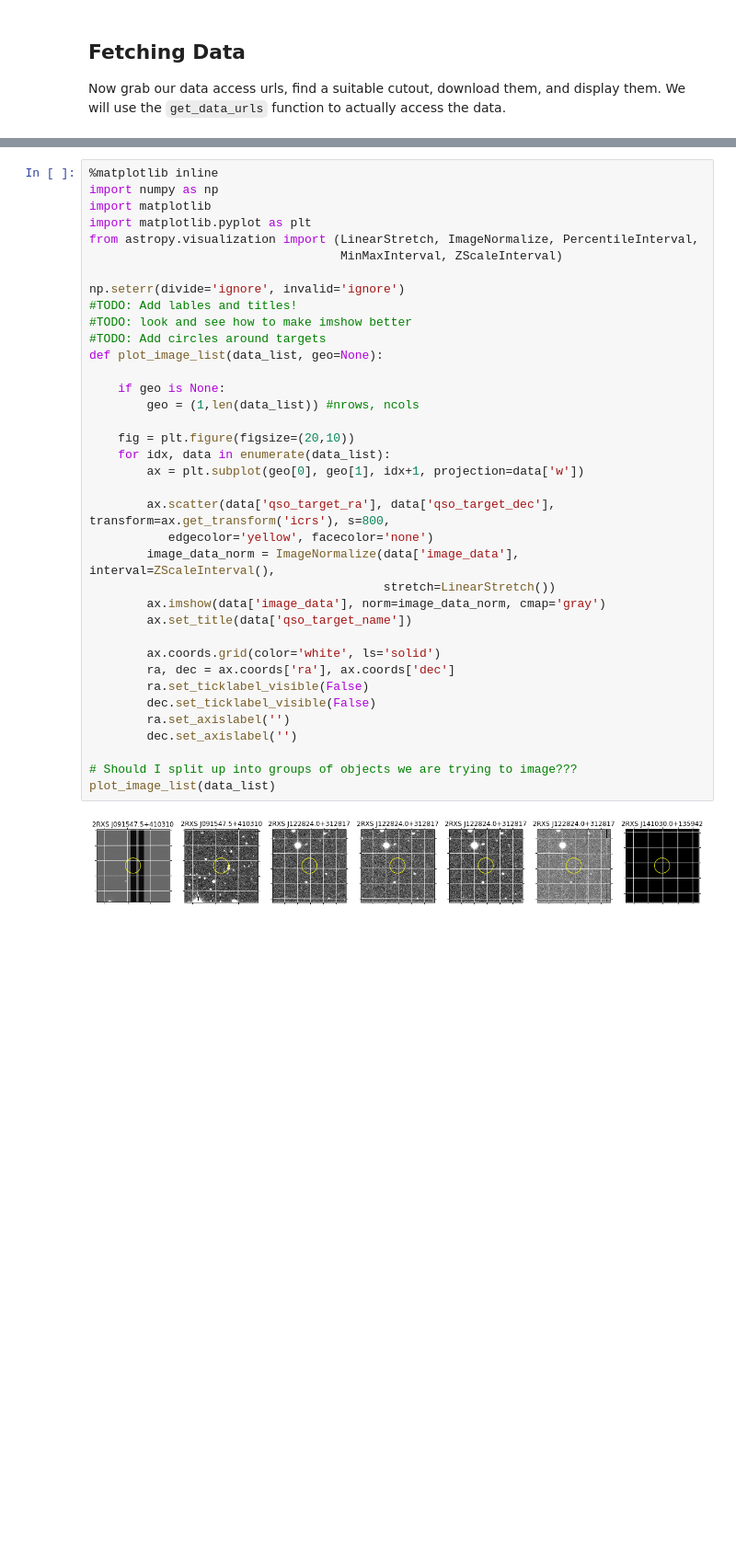
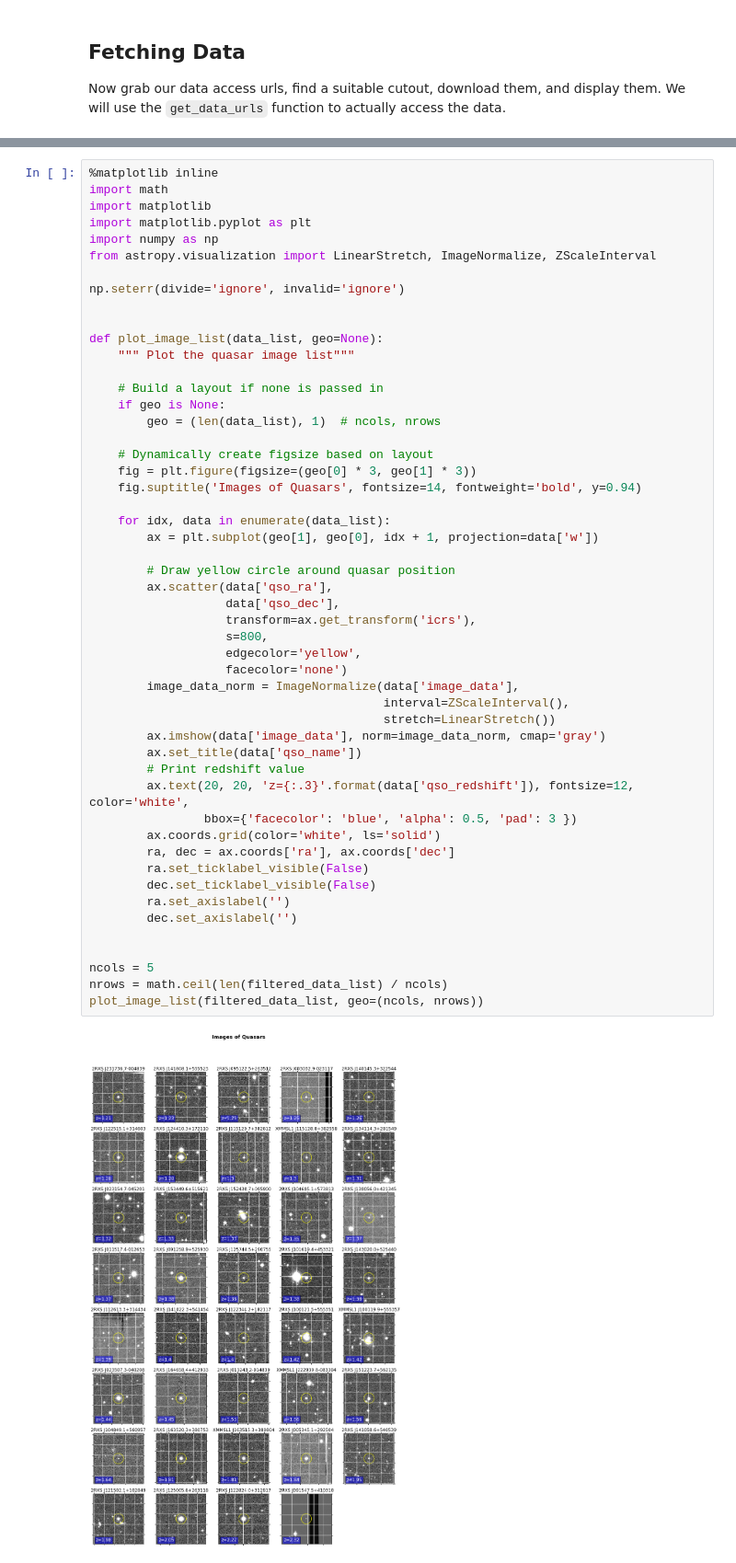
Before and after one commit to ellieb/astroquery_tutorial, a Jupyter notebook: astroquery_example_quasars.ipynb, the cells around one changed output, grey strips where cells are left out. Shown at 92% size. Drawn from its saved outputs; the diff is of its cells as text; blank space fills up the shorter version.

Commit message:
Update quasar and supernova notebooks

```diff
--- a/astroquery_example_quasars.ipynb
+++ b/astroquery_example_quasars.ipynb
@@ -353,39 +287,53 @@ Stdev: 0.0
 # %%
 %matplotlib inline
-import numpy as np
+import math
 import matplotlib
 import matplotlib.pyplot as plt
-from astropy.visualization import (LinearStretch, ImageNormalize, PercentileInterval,
-                                   MinMaxInterval, ZScaleInterval)
+import numpy as np
+from astropy.visualization import LinearStretch, ImageNormalize, ZScaleInterval
 
 np.seterr(divide='ignore', invalid='ignore')
-#TODO: Add lables and titles!
-#TODO: look and see how to make imshow better
-#TODO: Add circles around targets
+
+
 def plot_image_list(data_list, geo=None):
+    """ Plot the quasar image list"""
 
+    # Build a layout if none is passed in
     if geo is None:
-        geo = (1,len(data_list)) #nrows, ncols
+        geo = (len(data_list), 1)  # ncols, nrows
 
-    fig = plt.figure(figsize=(20,10))
+    # Dynamically create figsize based on layout
+    fig = plt.figure(figsize=(geo[0] * 3, geo[1] * 3))
+    fig.suptitle('Images of Quasars', fontsize=14, fontweight='bold', y=0.94)
+
     for idx, data in enumerate(data_list):
-        ax = plt.subplot(geo[0], geo[1], idx+1, projection=data['w'])
+        ax = plt.subplot(geo[1], geo[0], idx + 1, projection=data['w'])
 
-        ax.scatter(data['qso_target_ra'], data['qso_target_dec'], transform=ax.get_transform('icrs'), s=800,
-           edgecolor='yellow', facecolor='none')
-        image_data_norm = ImageNormalize(data['image_data'], interval=ZScaleInterval(),
+        # Draw yellow circle around quasar position
+        ax.scatter(data['qso_ra'],
+                   data['qso_dec'],
+                   transform=ax.get_transform('icrs'),
+                   s=800,
+                   edgecolor='yellow',
+                   facecolor='none')
+        image_data_norm = ImageNormalize(data['image_data'],
+                                         interval=ZScaleInterval(),
                                          stretch=LinearStretch())
         ax.imshow(data['image_data'], norm=image_data_norm, cmap='gray')
-        ax.set_title(data['qso_target_name'])
-
+        ax.set_title(data['qso_name'])
+        # Print redshift value
+        ax.text(20, 20, 'z={:.3}'.format(data['qso_redshift']), fontsize=12, color='white',
+                bbox={'facecolor': 'blue', 'alpha': 0.5, 'pad': 3 })
         ax.coords.grid(color='white', ls='solid')
         ra, dec = ax.coords['ra'], ax.coords['dec']
         ra.set_ticklabel_visible(False)
         dec.set_ticklabel_visible(False)
         ra.set_axislabel('')
         dec.set_axislabel('')
 
-# Should I split up into groups of objects we are trying to image???
-plot_image_list(data_list)
+
+ncols = 5
+nrows = math.ceil(len(filtered_data_list) / ncols)
+plot_image_list(filtered_data_list, geo=(ncols, nrows))
 # %% [output]
-[figure, old version]
+[figure, new version]
```
Also changed, not shown: parts of 19 cells of this notebook, 1 other file.
